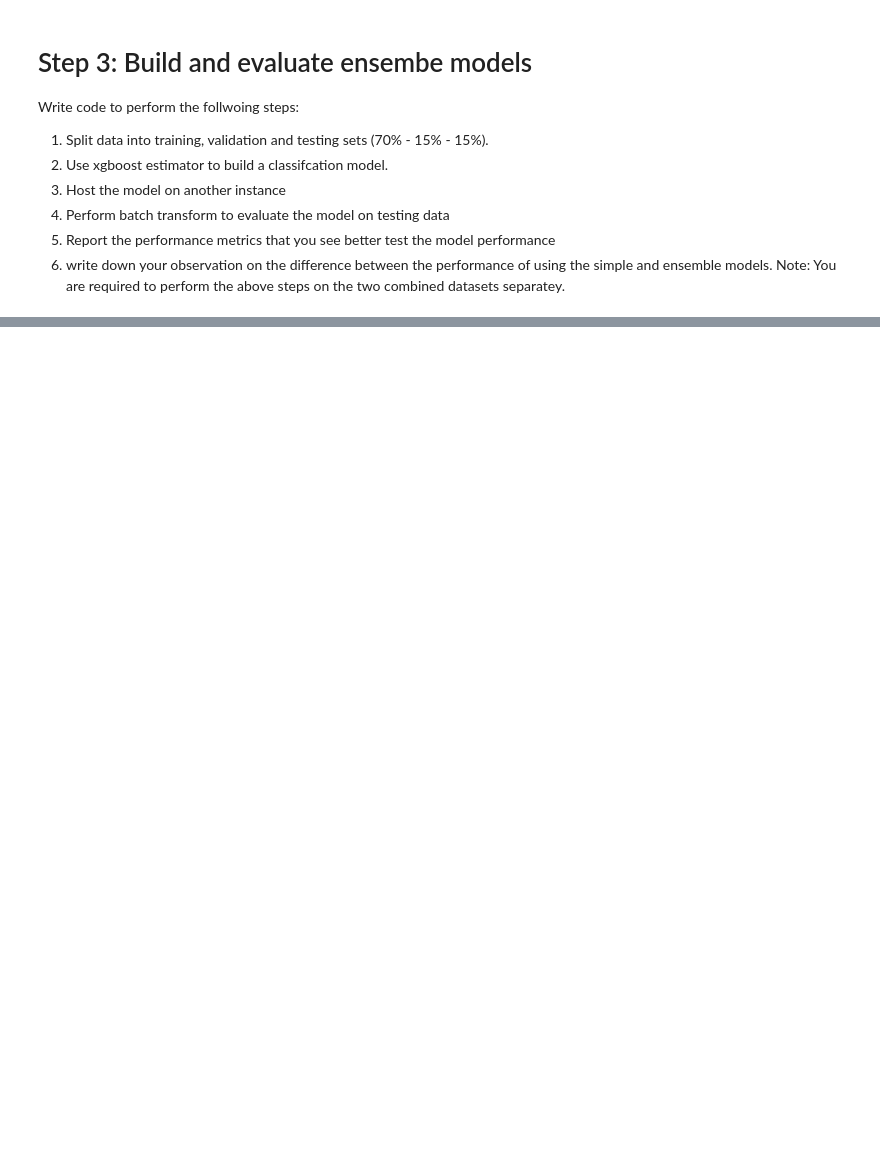
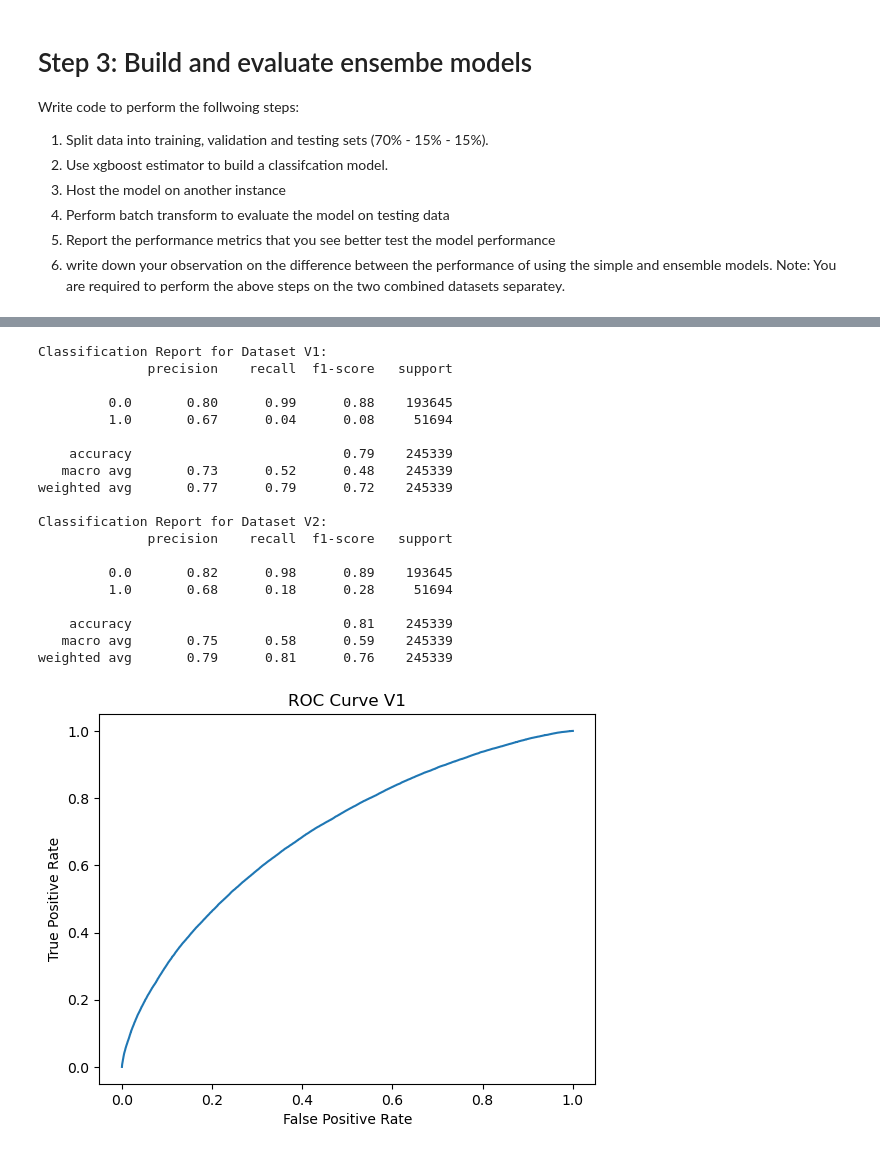
Before and after one commit to TahminaRahman14/finalProject-u3159408-, a Jupyter notebook: oncloud.ipynb, the cells around one changed output, grey strips where cells are left out. Saved outputs shown, nothing was run; the diff lists cells and outputs as text; code cells hidden in the pictures; blank space fills up the shorter version.

```diff
--- a/oncloud.ipynb
+++ b/oncloud.ipynb
@@ -55,0 +194,7 @@ Note: You are required to perform the above steps on the two combined datasets s
+# %%
+# Split data into training, validation, and test sets
+X_train_v1, X_test_v1, y_train_v1, y_test_v1 = train_test_split(X_v1, y_v1, test_size=0.30, random_state=42)
+X_val_v1, X_test_v1, y_val_v1, y_test_v1 = train_test_split(X_test_v1, y_test_v1, test_size=0.5, random_state=42)
+
+X_train_v2, X_test_v2, y_train_v2, y_test_v2 = train_test_split(X_v2, y_v2, test_size=0.30, random_state=42)
+X_val_v2, X_test_v2, y_val_v2, y_test_v2 = train_test_split(X_test_v2, y_test_v2, test_size=0.5, random_state=42)
@@ -55,0 +276,49 @@ Note: You are required to perform the above steps on the two combined datasets s
+# %%
+# Predict and evaluate the model
+y_pred_v1 = model_v1.predict(X_test_v1)
+y_pred_v2 = model_v2.predict(X_test_v2)
+
+print("Classification Report for Dataset V1:")
+print(classification_report(y_test_v1, y_pred_v1))
+
+print("Classification Report for Dataset V2:")
+print(classification_report(y_test_v2, y_pred_v2))
+
+# ROC Curve for V1
+fpr, tpr, _ = roc_curve(y_test_v1, model_v1.predict_proba(X_test_v1)[:,1])
+plt.figure()
+plt.plot(fpr, tpr, label='XGBoost V1')
+plt.title('ROC Curve V1')
+plt.xlabel('False Positive Rate')
+plt.ylabel('True Positive Rate')
+plt.show()
+
+# ROC Curve for V2
+fpr, tpr, _ = roc_curve(y_test_v2, model_v2.predict_proba(X_test_v2)[:,1])
+plt.figure()
+plt.plot(fpr, tpr, label='XGBoost V2')
+plt.title('ROC Curve V2')
+plt.xlabel('False Positive Rate')
+plt.ylabel('True Positive Rate')
+plt.show()
+# %% [output]
+Classification Report for Dataset V1:
+              precision    recall  f1-score   support
+
+         0.0       0.80      0.99      0.88    193645
+         1.0       0.67      0.04      0.08     51694
+
+    accuracy                           0.79    245339
+   macro avg       0.73      0.52      0.48    245339
+weighted avg       0.77      0.79      0.72    245339
+
+Classification Report for Dataset V2:
+              precision    recall  f1-score   support
+
+         0.0       0.82      0.98      0.89    193645
+         1.0       0.68      0.18      0.28     51694
+
+    accuracy                           0.81    245339
+   macro avg       0.75      0.58      0.59    245339
+weighted avg       0.79      0.81      0.76    245339
+[figure, added]
```
Also changed, not shown: parts of 14 cells of this notebook, 4 other files.
